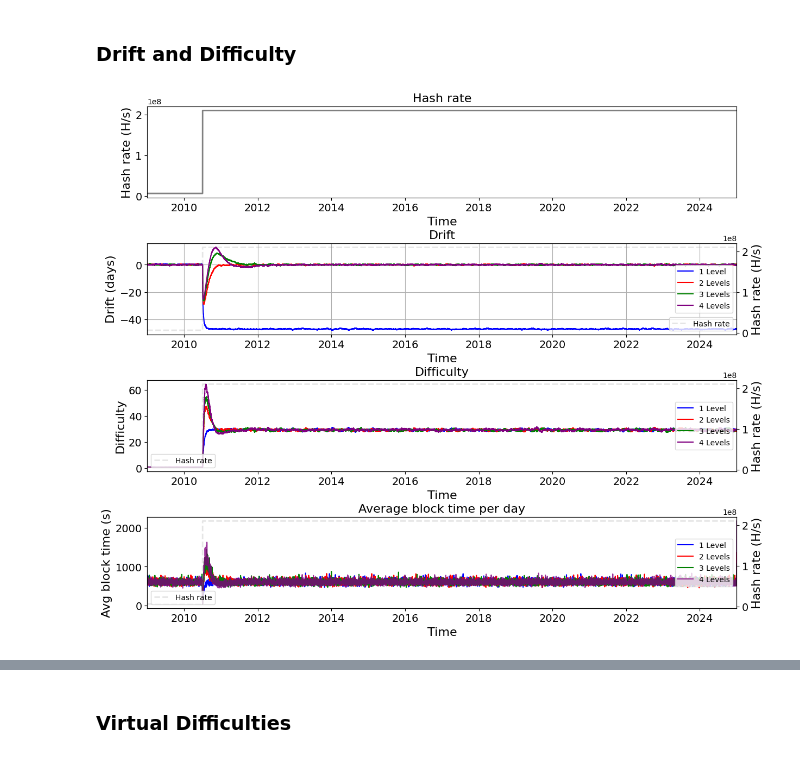
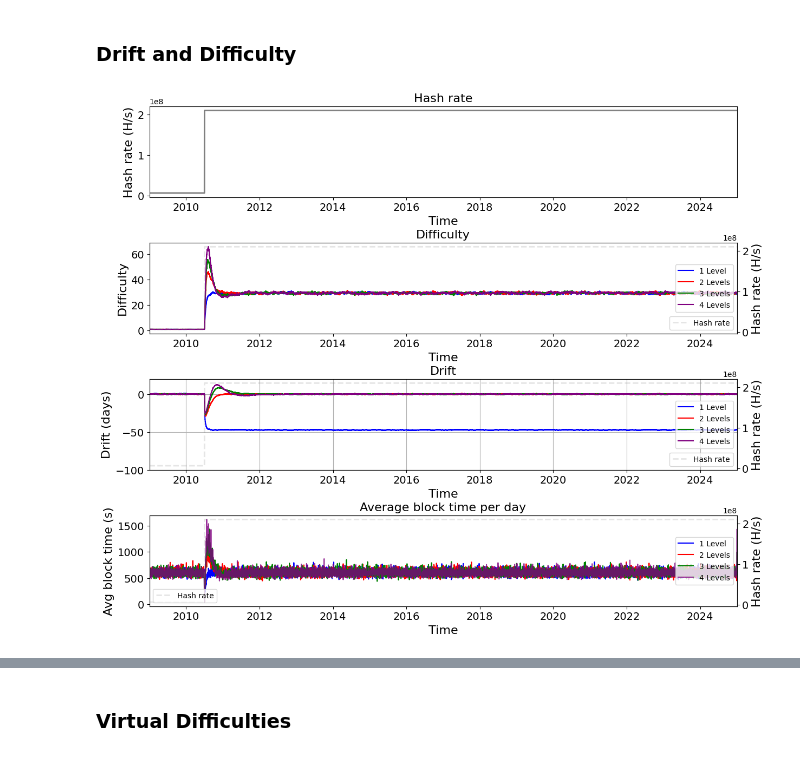
Before and after one commit to demKyr/BCH-DAA-2, a Jupyter notebook: visualisation_final.ipynb, the cells around one changed output, grey strips where cells are left out. Cells and saved outputs as stored; diff of their text form; code cells hidden in the pictures.

```diff
--- a/visualisation_final.ipynb
+++ b/visualisation_final.ipynb
@@ -206,18 +261,23 @@ plt.show()
 # end_date = pd.Timestamp('2012-01-01')
 start_date = min(df_4_layer['median_time'])
 end_date = max(df_4_layer['median_time'])
+use_log = False
 
 fig, axs = plt.subplots(4, 1, figsize=(14, 12))
 
 # BE CAREFUL WITH THIS, DIFFERENT LAYERS MAY HAVE DIFFERENT TIME RANGES
-# df_4_layer['log_hash_rate'] = df_4_layer['real_hash_rate'].apply(lambda x: math.log10(int(x)))
-# axs[0].plot(df_4_layer['median_time'], df_4_layer['log_hash_rate'], color='gray', linewidth=2)
-# axs[0].set_ylabel('Hash rate (H/s)\n(log scale)', fontsize=16)
-# axs[0].set_yscale('log')
-axs[0].plot(df_4_layer['median_time'], df_4_layer['real_hash_rate'], color='gray', linewidth=2)
+if use_log:
+    df_4_layer['log_hash_rate'] = np.log10(np.maximum(df_4_layer['real_hash_rate'].astype(float), 1e-10))
+    axs[0].plot(df_4_layer['median_time'], df_4_layer['log_hash_rate'], color='gray', linewidth=2)
+    axs[0].yaxis.set_major_formatter(ticker.StrMethodFormatter("$10^{{{x:.0f}}}$"))
+    # axs[0].plot(df_4_layer['median_time'], df_4_layer['real_hash_rate'], color='gray', linewidth=2)
+    # axs[0].set_yscale("log")
+    axs[0].set_ylabel('Hash rate (H/s)\n(log scale)', fontsize=16)
+else:
+    axs[0].plot(df_4_layer['median_time'], df_4_layer['real_hash_rate'], color='gray', linewidth=2)
+    axs[0].set_ylabel('Hash rate (H/s)', fontsize=16)
+axs[0].set_xlabel('Time', fontsize=16)
 axs[0].set_title('Hash rate', fontsize=16)
-axs[0].set_xlabel('Time', fontsize=16)
-axs[0].set_ylabel('Hash rate (H/s)', fontsize=16)
 axs[0].set_xlim(start_date, end_date)
 axs[0].tick_params(axis='both', which='major', labelsize=14)
 
@@ -225,60 +285,84 @@ ax2_1 = axs[1].twinx()
 ax2_2 = axs[2].twinx()
 ax2_3 = axs[3].twinx()
 
-# Plot data on axs[1] and ax2_1
-axs[1].plot(df_1_layer['median_time'], df_1_layer['skew'] * 14, color='blue', label='1 Level')
-axs[1].plot(df_2_layer['median_time'], df_2_layer['skew'] * 14, color='red', label='2 Levels')
-axs[1].plot(df_3_layer['median_time'], df_3_layer['skew'] * 14, color='green', label='3 Levels')
-axs[1].plot(df_4_layer['median_time'], df_4_layer['skew'] * 14, color='purple', label='4 Levels')
-axs[1].set_title('Drift', fontsize=16)
+# DIFFICULTY Plot data on axs[1] and ax2_1
+if use_log:
+    df_1_layer['log_difficulty'] = np.log10(np.maximum(df_1_layer['difficulty'].astype(float), 1e-10))
+    df_2_layer['log_difficulty'] = np.log10(np.maximum(df_2_layer['difficulty'].astype(float), 1e-10))
+    df_3_layer['log_difficulty'] = np.log10(np.maximum(df_3_layer['difficulty'].astype(float), 1e-10))
+    df_4_layer['log_difficulty'] = np.log10(np.maximum(df_4_layer['difficulty'].astype(float), 1e-10))
+    axs[1].plot(df_1_layer['median_time'], df_1_layer['log_difficulty'], color='blue', label='1 Level')
+    axs[1].plot(df_2_layer['median_time'], df_2_layer['log_difficulty'], color='red', label='2 Levels')
+    axs[1].plot(df_3_layer['median_time'], df_3_layer['log_difficulty'], color='green', label='3 Levels')
+    axs[1].plot(df_4_layer['median_time'], df_4_layer['log_difficulty'], color='purple', label='4 Levels')
+    axs[1].yaxis.set_major_formatter(ticker.StrMethodFormatter("$10^{{{x:.0f}}}$"))
+    axs[1].set_ylabel('Difficulty\n(log scale)', fontsize=16)
+else:
+    axs[1].plot(df_1_layer['median_time'], df_1_layer['difficulty'], color='blue', label='1 Level')
+    axs[1].plot(df_2_layer['median_time'], df_2_layer['difficulty'], color='red', label='2 Levels')
+    axs[1].plot(df_3_layer['median_time'], df_3_layer['difficulty'], color='green', label='3 Levels')
+    axs[1].plot(df_4_layer['median_time'], df_4_layer['difficulty'], color='purple', label='4 Levels')
+    axs[1].set_ylabel('Difficulty', fontsize=16)
 axs[1].set_xlabel('Time', fontsize=16)
-axs[1].set_ylabel('Drift (days)', fontsize=16)
+axs[1].set_title('Difficulty', fontsize=16)
 axs[1].tick_params(axis='both', which='major', labelsize=14)
 axs[1].legend(loc='center right')
-axs[1].grid()
 axs[1].set_xlim(start_date, end_date)
-# axs[1].set_ylim(-10, 15) # changes the scale of the y-axis
-# ax2_1.plot(df_4_layer['median_time'], df_4_layer['log_hash_rate'], color='gray', label='Hash rate', linestyle='--', alpha=0.2, linewidth=2)
-# ax2_1.set_ylabel('Hash rate (H/s)\n(log scale)', fontsize=16)
-# ax2_1.set_yscale('log')
-ax2_1.plot(df_4_layer['median_time'], df_4_layer['real_hash_rate'], color='gray', label='Hash rate', linestyle='--', alpha=0.2, linewidth=2)
-ax2_1.set_ylabel('Hash rate (H/s)', fontsize=16)
+if use_log:
+    ax2_1.plot(df_4_layer['median_time'], df_4_layer['log_hash_rate'], color='gray', label='Hash rate', linestyle='--', alpha=0.2, linewidth=2)
+    ax2_1.set_ylabel('Hash rate (H/s)\n(log scale)', fontsize=16)
+    ax2_1.yaxis.set_major_formatter(ticker.StrMethodFormatter("$10^{{{x:.0f}}}$"))
+else:
+    ax2_1.plot(df_4_layer['median_time'], df_4_layer['real_hash_rate'], color='gray', label='Hash rate', linestyle='--', alpha=0.2, linewidth=2)
+    ax2_1.set_ylabel('Hash rate (H/s)', fontsize=16)
 ax2_1.tick_params(axis='both', which='major', labelsize=14)
 ax2_1.legend(loc='lower right')
 
-# Plot data on axs[2] and ax2_2
-axs[2].plot(df_1_layer['median_time'], df_1_layer['difficulty'], color='blue', label='1 Level')
-axs[2].plot(df_2_layer['median_time'], df_2_layer['difficulty'], color='red', label='2 Levels')
-axs[2].plot(df_3_layer['median_time'], df_3_layer['difficulty'], color='green', label='3 Levels')
-axs[2].plot(df_4_layer['median_time'], df_4_layer['difficulty'], color='purple', label='4 Levels')
-axs[2].set_title('Difficulty', fontsize=16)
+# DRIFT Plot data on axs[2] and ax2_2
+axs[2].plot(df_1_layer['median_time'], df_1_layer['skew'] * 14, color='blue', label='1 Level')
+axs[2].plot(df_2_layer['median_time'], df_2_layer['skew'] * 14, color='red', label='2 Levels')
+axs[2].plot(df_3_layer['median_time'], df_3_layer['skew'] * 14, color='green', label='3 Levels')
+axs[2].plot(df_4_layer['median_time'], df_4_layer['skew'] * 14, color='purple', label='4 Levels')
+axs[2].set_title('Drift', fontsize=16)
 axs[2].set_xlabel('Time', fontsize=16)
-axs[2].set_ylabel('Difficulty', fontsize=16)
+axs[2].set_ylabel('Drift (days)', fontsize=16)
 axs[2].tick_params(axis='both', which='major', labelsize=14)
 axs[2].legend(loc='center right')
+axs[2].grid()
 axs[2].set_xlim(start_date, end_date)
-ax2_2.plot(df_4_layer['median_time'], df_4_layer['real_hash_rate'], color='gray', label='Hash rate', linestyle='--', alpha=0.2, linewidth=2)
-ax2_2.set_ylabel('Hash rate (H/s)', fontsize=16)
+axs[2].set_ylim(-100, 20) # changes the scale of the y-axis
+if use_log:
+    ax2_2.plot(df_4_layer['median_time'], df_4_layer['log_hash_rate'], color='gray', label='Hash rate', linestyle='--', alpha=0.2, linewidth=2)
+    ax2_2.set_ylabel('Hash rate (H/s)\n(log scale)', fontsize=16)
+    ax2_2.yaxis.set_major_formatter(ticker.StrMethodFormatter("$10^{{{x:.0f}}}$"))
+else:
+    ax2_2.plot(df_4_layer['median_time'], df_4_layer['real_hash_rate'], color='gray', label='Hash rate', linestyle='--', alpha=0.2, linewidth=2)
+    ax2_2.set_ylabel('Hash rate (H/s)', fontsize=16)
 ax2_2.tick_params(axis='both', which='major', labelsize=14)
-ax2_2.legend(loc='lower left')
+ax2_2.legend(loc='lower right')
 
-# Plot data on axs[3] and ax2_3
+# AVG BLOCK TIME PER DAY Plot data on axs[3] and ax2_3
 axs[3].plot(q_res_1_layer_avg_block_time['day'], q_res_1_layer_avg_block_time['avg_block_time'], color='blue', label='1 Level')
 axs[3].plot(q_res_2_layer_avg_block_time['day'], q_res_2_layer_avg_block_time['avg_block_time'], color='red', label='2 Levels')
 axs[3].plot(q_res_3_layer_avg_block_time['day'], q_res_3_layer_avg_block_time['avg_block_time'], color='green', label='3 Levels')
 axs[3].plot(q_res_4_layer_avg_block_time['day'], q_res_4_layer_avg_block_time['avg_block_time'], color='purple', label='4 Levels', alpha=0.8)
 axs[3].set_title('Average block time per day', fontsize=16)
 axs[3].set_xlabel('Time', fontsize=16)
 axs[3].set_ylabel('Avg block time (s)', fontsize=16)
 axs[3].tick_params(axis='both', which='major', labelsize=14)
 axs[3].legend(loc='center right')
 axs[3].set_xlim(start_date, end_date)
-ax2_3.plot(df_4_layer['median_time'], df_4_layer['real_hash_rate'], color='gray', label='Hash rate', linestyle='--', alpha=0.2, linewidth=2)
-ax2_3.set_ylabel('Hash rate (H/s)', fontsize=16)
+if use_log:
+    ax2_3.plot(df_4_layer['median_time'], df_4_layer['log_hash_rate'], color='gray', label='Hash rate', linestyle='--', alpha=0.2, linewidth=2)
+    ax2_3.set_ylabel('Hash rate (H/s)\n(log scale)', fontsize=16)
+    ax2_3.yaxis.set_major_formatter(ticker.StrMethodFormatter("$10^{{{x:.0f}}}$"))
+else:
+    ax2_3.plot(df_4_layer['median_time'], df_4_layer['real_hash_rate'], color='gray', label='Hash rate', linestyle='--', alpha=0.2, linewidth=2)
+    ax2_3.set_ylabel('Hash rate (H/s)', fontsize=16)
 ax2_3.tick_params(axis='both', which='major', labelsize=14)
 ax2_3.legend(loc='lower left')
 
 plt.subplots_adjust(hspace=0.5)
 plt.show()
 # %% [output]
-[figure, old version]
+[figure, new version]
```
Also changed, not shown: parts of 11 cells of this notebook, 2 other files.
